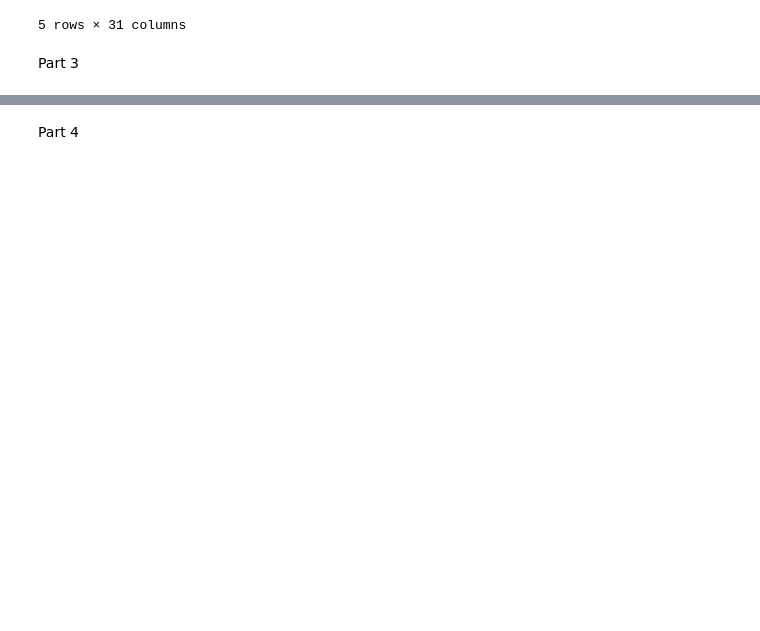
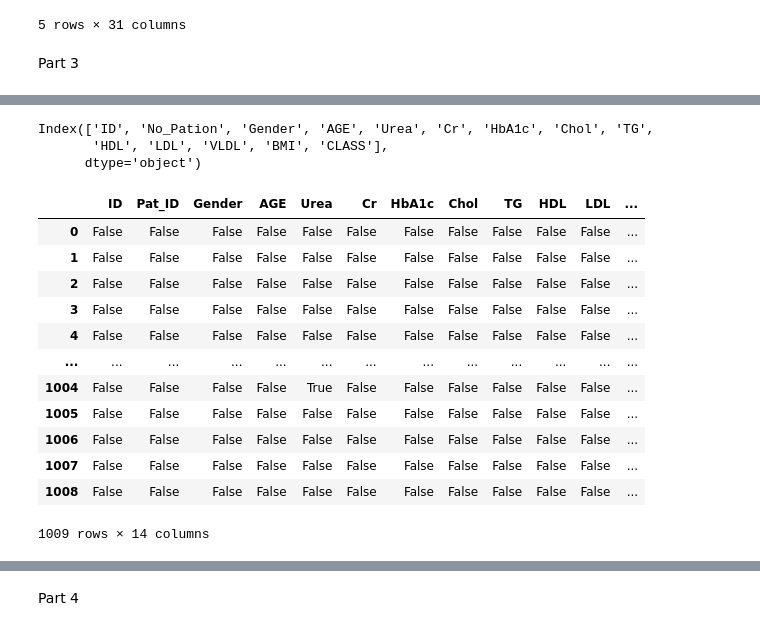
Before and after one commit to Monta243/Python1, a Jupyter notebook: Masar_Camp.ipynb, the cells around one changed output, grey strips where cells are left out. Cells and saved outputs as stored; diff of their text form; code cells hidden in the pictures; blank space fills up the shorter version.

```diff
--- a/Masar_Camp.ipynb
+++ b/Masar_Camp.ipynb
@@ -661,3 +661,11 @@ First few rows of the Breast Cancer dataset:
 5 rows × 31 columns
 # %% [markdown]
 Part 3
+# %%
+#import the needed packages
+import seaborn as sn
+import pandas as pd
+
+#read the data
+df = pd.read_csv('/content/diabetes_unclean.csv')
+diabetes_unc = df
@@ -663,0 +683,7 @@ Part 3
+# %%
+# get the column
+df.columns
+# %% [output]
+Index(['ID', 'No_Pation', 'Gender', 'AGE', 'Urea', 'Cr', 'HbA1c', 'Chol', 'TG',
+       'HDL', 'LDL', 'VLDL', 'BMI', 'CLASS'],
+      dtype='object')
@@ -663,0 +693,17 @@ Part 3
+# %%
+#check the null (missing values)
+df.isnull()
+# %% [output]
+|  | ID | Pat_ID | Gender | AGE | Urea | Cr | HbA1c | Chol | TG | HDL | LDL | ... |
+| 0 | False | False | False | False | False | False | False | False | False | False | False | ... |
+| 1 | False | False | False | False | False | False | False | False | False | False | False | ... |
+| 2 | False | False | False | False | False | False | False | False | False | False | False | ... |
+| 3 | False | False | False | False | False | False | False | False | False | False | False | ... |
+| 4 | False | False | False | False | False | False | False | False | False | False | False | ... |
+| ... | ... | ... | ... | ... | ... | ... | ... | ... | ... | ... | ... | ... |
+| 1004 | False | False | False | False | True | False | False | False | False | False | False | ... |
+| 1005 | False | False | False | False | False | False | False | False | False | False | False | ... |
+| 1006 | False | False | False | False | False | False | False | False | False | False | False | ... |
+| 1007 | False | False | False | False | False | False | False | False | False | False | False | ... |
+| 1008 | False | False | False | False | False | False | False | False | False | False | False | ... |
+1009 rows × 14 columns
```
Also changed, not shown: parts of 41 cells of this notebook.
